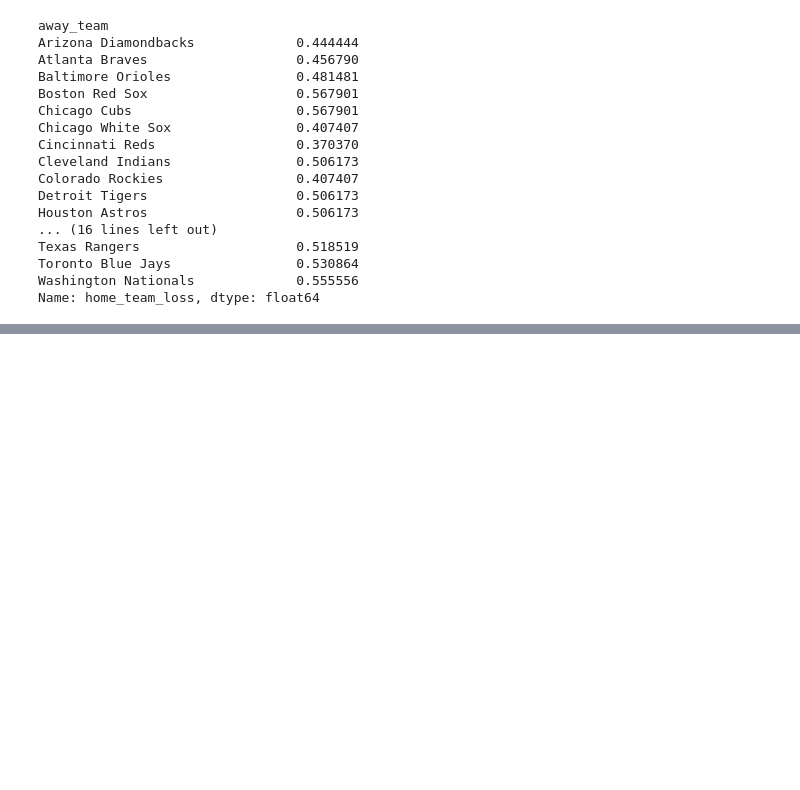
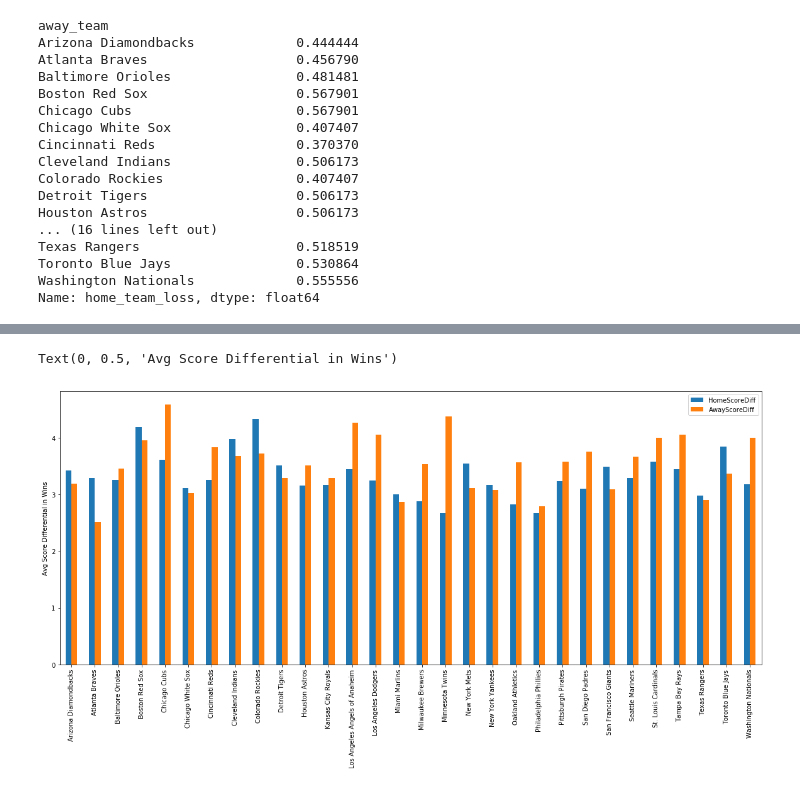
Before and after one commit to bsuwirjo/cogs108FinalProject, a Jupyter notebook: Baseball.ipynb, the cells around one changed output, grey strips where cells are left out. Drawn from its saved outputs; the diff is of its cells as text; code cells hidden in the pictures; blank space fills up the shorter version.

```diff
--- a/Baseball.ipynb
+++ b/Baseball.ipynb
@@ -209,3 +209,6 @@ scoreDiff
 # %%
-score_diff = ha_win_score_diff.unstack().plot.bar(figsize=(20,8))
+score_diff = scoreDiff.plot.bar(figsize=(20,8))
 score_diff.set_ylabel("Avg Score Differential in Wins")
+# %% [output]
+Text(0, 0.5, 'Avg Score Differential in Wins')
+[figure, added]
```
Also changed, not shown: parts of 5 cells of this notebook.
